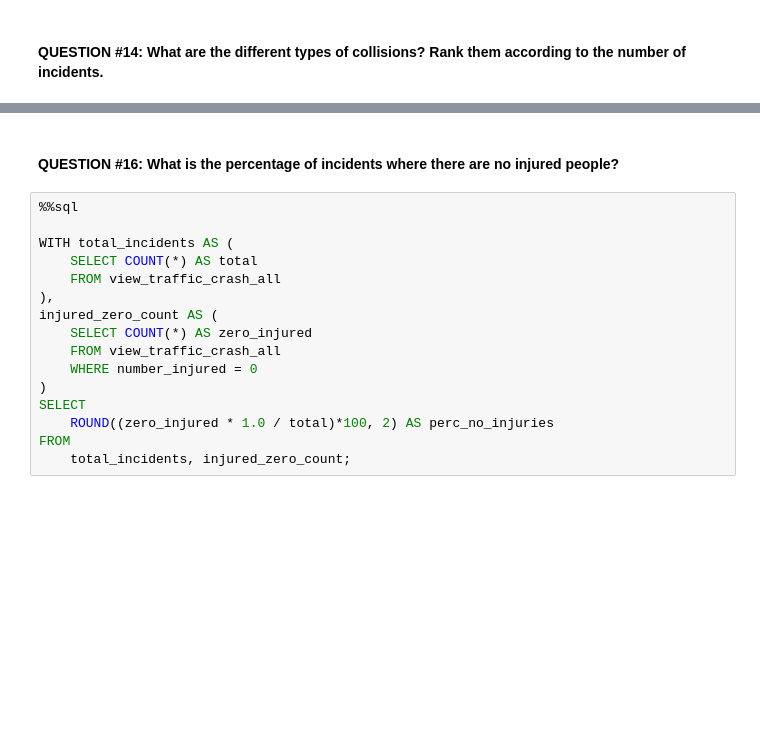
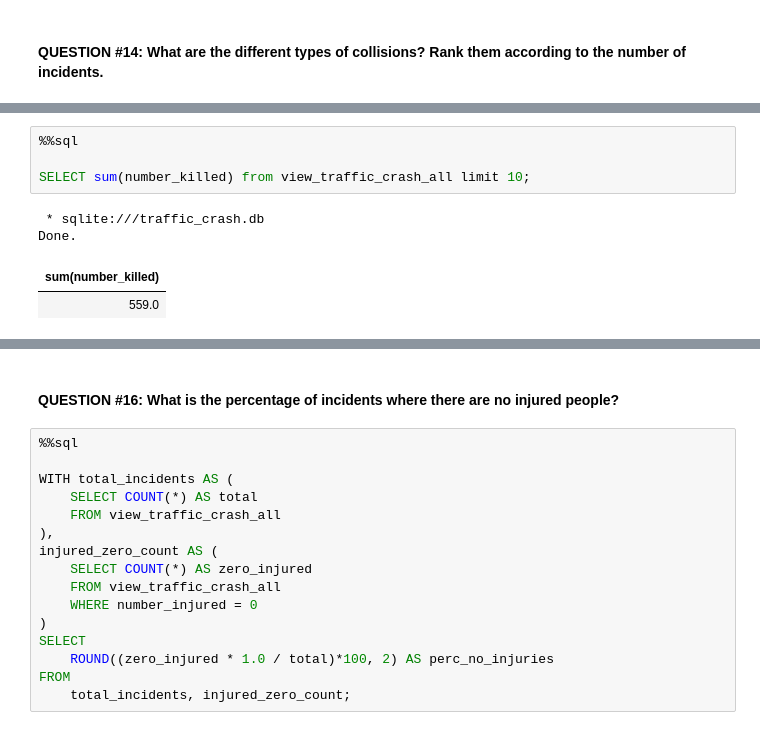
Before and after one commit to KarenZ2023/SF_Car_Crashes, a Jupyter notebook: Data_Exploration_SQL.ipynb, the cells around one changed output, grey strips where cells are left out. Cells and saved outputs as stored; diff of their text form; blank space fills up the shorter version.

```diff
--- a/Data_Exploration_SQL.ipynb
+++ b/Data_Exploration_SQL.ipynb
@@ -546,3 +562,12 @@ Done.
 | Standup Powered Device Rider | 9 |
 | Exterior Passenger | 3 |
 | Moped | 2 |
+# %%
+%%sql
+
+SELECT sum(number_killed) from view_traffic_crash_all limit 10;
+# %% [output]
+ * sqlite:///traffic_crash.db
+Done.
+| sum(number_killed) |
+| 559.0 |
```
Also changed, not shown: parts of 28 cells of this notebook, 3 other files.
